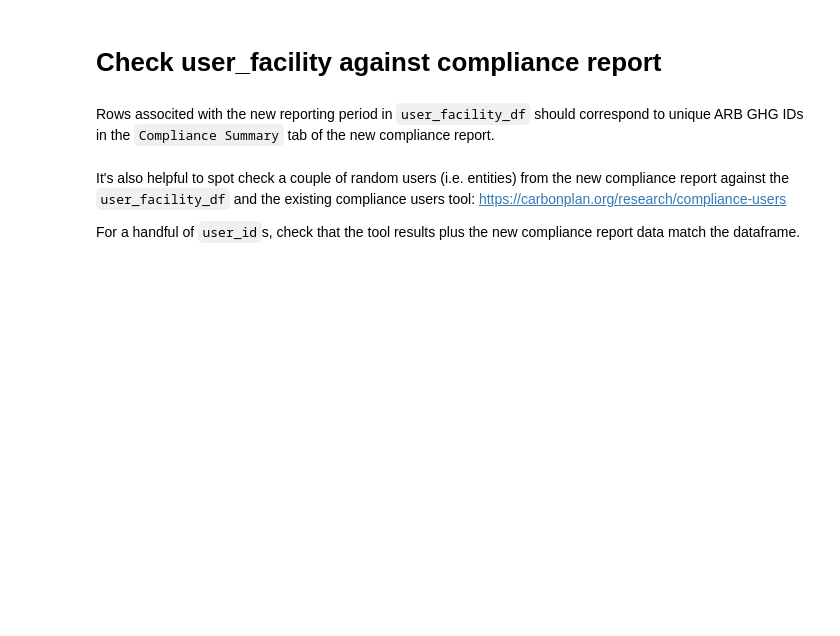
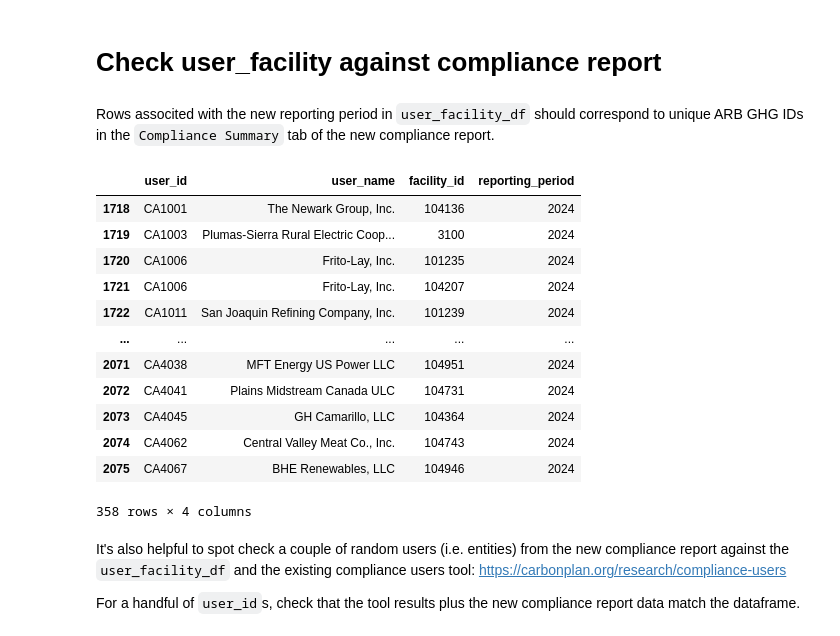
Before and after one commit to carbonplan/compliance-users, a Jupyter notebook: compliance_users/scripts/sandbox.ipynb, the cells around one changed output. Saved outputs shown, nothing was run; the diff lists cells and outputs as text; code cells hidden in the pictures; blank space fills up the shorter version.

```diff
--- a/compliance_users/scripts/sandbox.ipynb
+++ b/compliance_users/scripts/sandbox.ipynb
@@ -64,13 +103,25 @@ users_and_projects[users_and_projects["user_id"] == "CA1204"]
 # %% [markdown]
 # Check user_facility against compliance report
 # %%
-user_facility_df = users_and_facilities.read_user_facility_data(
-    compliance_report_path, reporting_periods
-)
+user_facility_df = users_and_facilities.read_user_facility_data(config.compliance_report_path, config.reporting_periods)
 # %% [markdown]
 Rows associted with the new reporting period in `user_facility_df` should correspond to unique ARB GHG IDs in the `Compliance Summary` tab of the new compliance report.
 # %%
-user_facility_df[user_facility_df["reporting_period"] == "2021-2023"]
+user_facility_df[user_facility_df["reporting_period"]=="2024"]
+# %% [output]
+|  | user_id | user_name | facility_id | reporting_period |
+| 1718 | CA1001 | The Newark Group, Inc. | 104136 | 2024 |
+| 1719 | CA1003 | Plumas-Sierra Rural Electric Coop... | 3100 | 2024 |
+| 1720 | CA1006 | Frito-Lay, Inc. | 101235 | 2024 |
+| 1721 | CA1006 | Frito-Lay, Inc. | 104207 | 2024 |
+| 1722 | CA1011 | San Joaquin Refining Company, Inc. | 101239 | 2024 |
+| ... | ... | ... | ... | ... |
+| 2071 | CA4038 | MFT Energy US Power LLC | 104951 | 2024 |
+| 2072 | CA4041 | Plains Midstream Canada ULC | 104731 | 2024 |
+| 2073 | CA4045 | GH Camarillo, LLC | 104364 | 2024 |
+| 2074 | CA4062 | Central Valley Meat Co., Inc. | 104743 | 2024 |
+| 2075 | CA4067 | BHE Renewables, LLC | 104946 | 2024 |
+358 rows × 4 columns
 # %% [markdown]
 It's also helpful to spot check a couple of random users (i.e. entities) from the new compliance report against the `user_facility_df` and the existing compliance users tool: https://carbonplan.org/research/compliance-users
 
```
Also changed, not shown: parts of 26 cells of this notebook, 6 other files.
